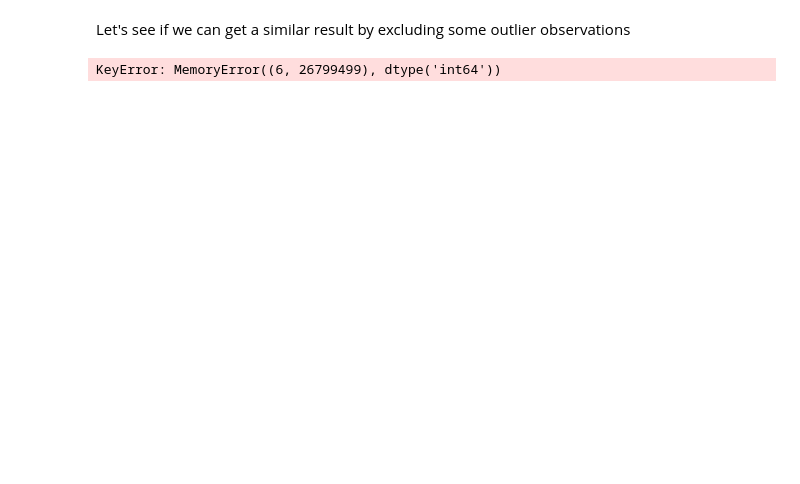
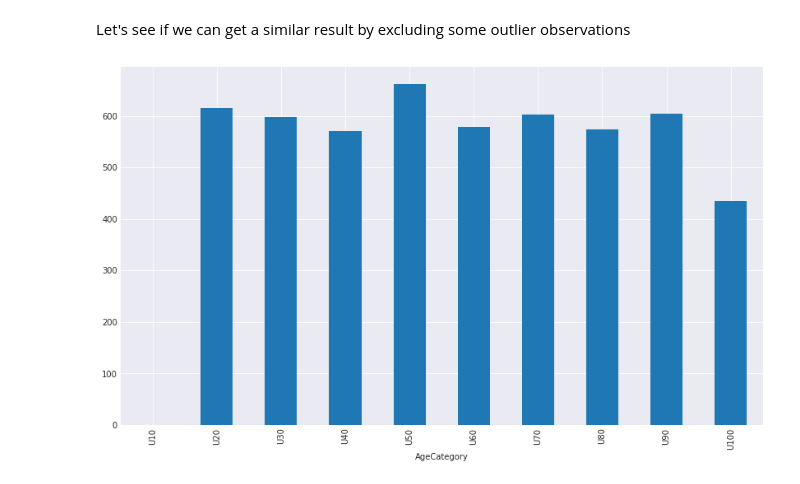
Before and after one commit to BlooAM/BikeCityShare, a Jupyter notebook: CityBikeShare.ipynb, the cells around one changed output. Saved outputs shown, nothing was run; the diff lists cells and outputs as text; code cells hidden in the pictures; blank space fills up the shorter version.

```diff
--- a/CityBikeShare.ipynb
+++ b/CityBikeShare.ipynb
@@ -549,8 +548,8 @@ with plt.style.context("seaborn-darkgrid"):
 # %% [markdown]
 Let's see if we can get a similar result by excluding some outlier observations
 # %%
-data_age_grouped = data.loc[data.TripDuration<0.25*10**5].groupby('AgeCategory')
+data_reduced = data.loc[data.TripDuration<0.25*10**5]
 with plt.style.context("seaborn-darkgrid"):
-    data_age_grouped.median()['TripDuration'].plot(figsize=(14,8),linewidth=3)
+    data_reduced.groupby('AgeCategory').median()['TripDuration'].plot(figsize=(14,8), kind='bar')
 # %% [output]
-KeyError: MemoryError((6, 26799499), dtype('int64'))
+[figure, added]
```
Also changed, not shown: parts of 5 cells of this notebook.
